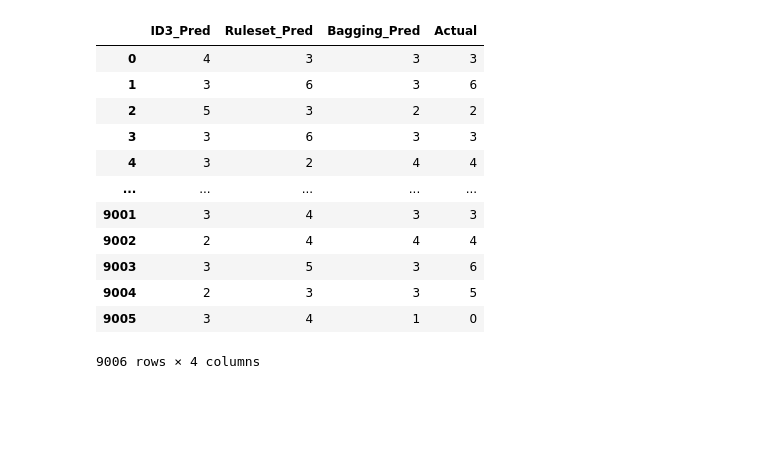
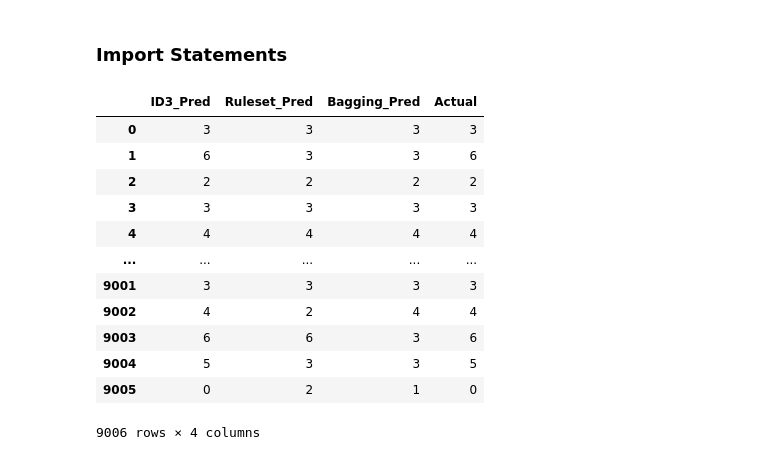
Before and after one commit to damaral31/MCTS_and_DecisionTree_for_ConnectFourGame, a Jupyter notebook: notebooks/analize_decision_tree.ipynb, the cells around one changed output. Drawn from its saved outputs; the diff is of its cells as text; code cells hidden in the pictures; blank space fills up the shorter version.

```diff
--- a/notebooks/analize_decision_tree.ipynb
+++ b/notebooks/analize_decision_tree.ipynb
@@ -1,3 +5,5 @@
+# %% [markdown]
+### Import Statements
 # %%
 import pandas as pd
 import os
@@ -9,22 +15,22 @@ import seaborn as sns
 # %%
 p = os.path.abspath(os.path.join(os.path.dirname("__file__"), '..'))
 sys.path.append(p)
-file_path = os.path.join(p, 'datasets', 'decision_tree_data.csv')
+file_path = os.path.join(p, 'datasets', 'new_decision_tree_data.csv')
 data = pd.read_csv(file_path)
 data
 # %% [output]
 |  | ID3_Pred | Ruleset_Pred | Bagging_Pred | Actual |
-| 0 | 4 | 3 | 3 | 3 |
-| 1 | 3 | 6 | 3 | 6 |
-| 2 | 5 | 3 | 2 | 2 |
-| 3 | 3 | 6 | 3 | 3 |
-| 4 | 3 | 2 | 4 | 4 |
+| 0 | 3 | 3 | 3 | 3 |
+| 1 | 6 | 3 | 3 | 6 |
+| 2 | 2 | 2 | 2 | 2 |
+| 3 | 3 | 3 | 3 | 3 |
+| 4 | 4 | 4 | 4 | 4 |
 | ... | ... | ... | ... | ... |
-| 9001 | 3 | 4 | 3 | 3 |
-| 9002 | 2 | 4 | 4 | 4 |
-| 9003 | 3 | 5 | 3 | 6 |
-| 9004 | 2 | 3 | 3 | 5 |
-| 9005 | 3 | 4 | 1 | 0 |
+| 9001 | 3 | 3 | 3 | 3 |
+| 9002 | 4 | 2 | 4 | 4 |
+| 9003 | 6 | 6 | 3 | 6 |
+| 9004 | 5 | 3 | 3 | 5 |
+| 9005 | 0 | 2 | 1 | 0 |
 9006 rows × 4 columns
 # %%
 def generate_metrics(y_pred, y_true):
```
Also changed, not shown: parts of 3 cells of this notebook, 15 other files.
